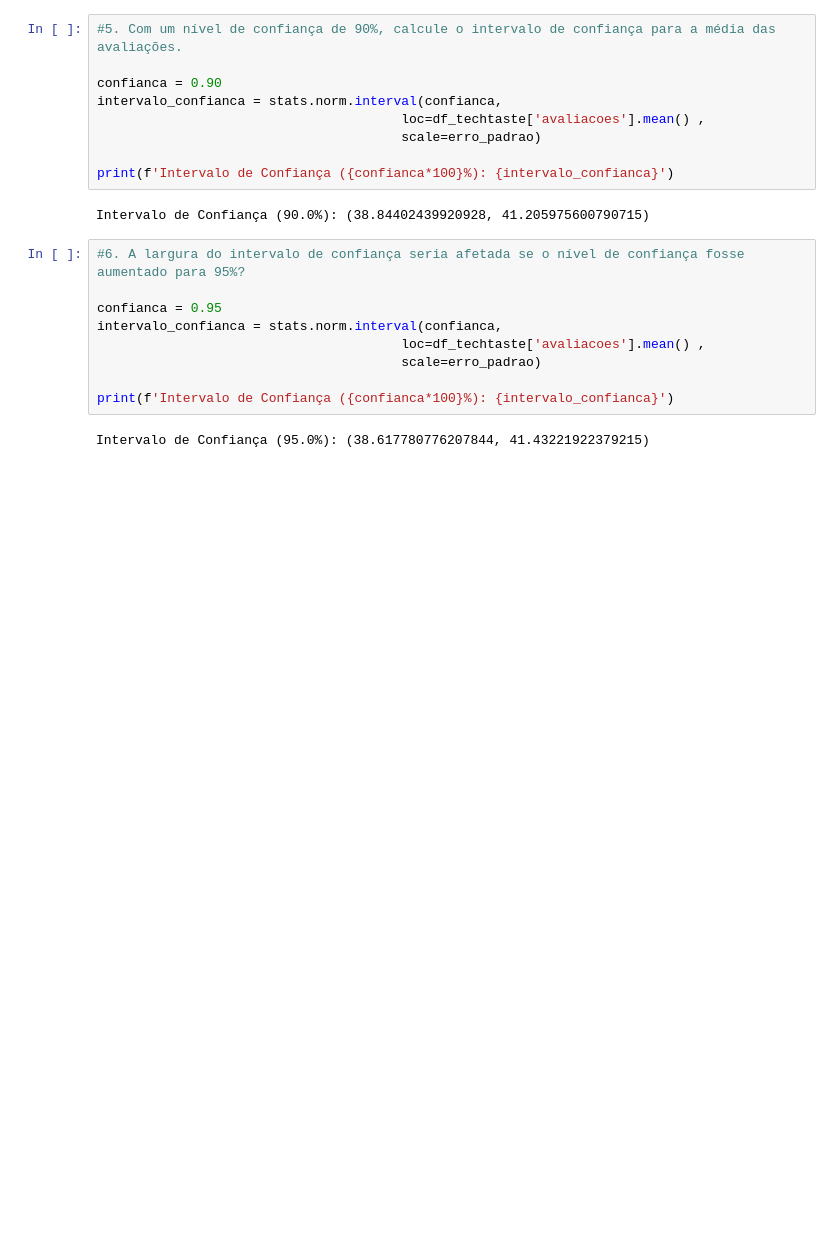
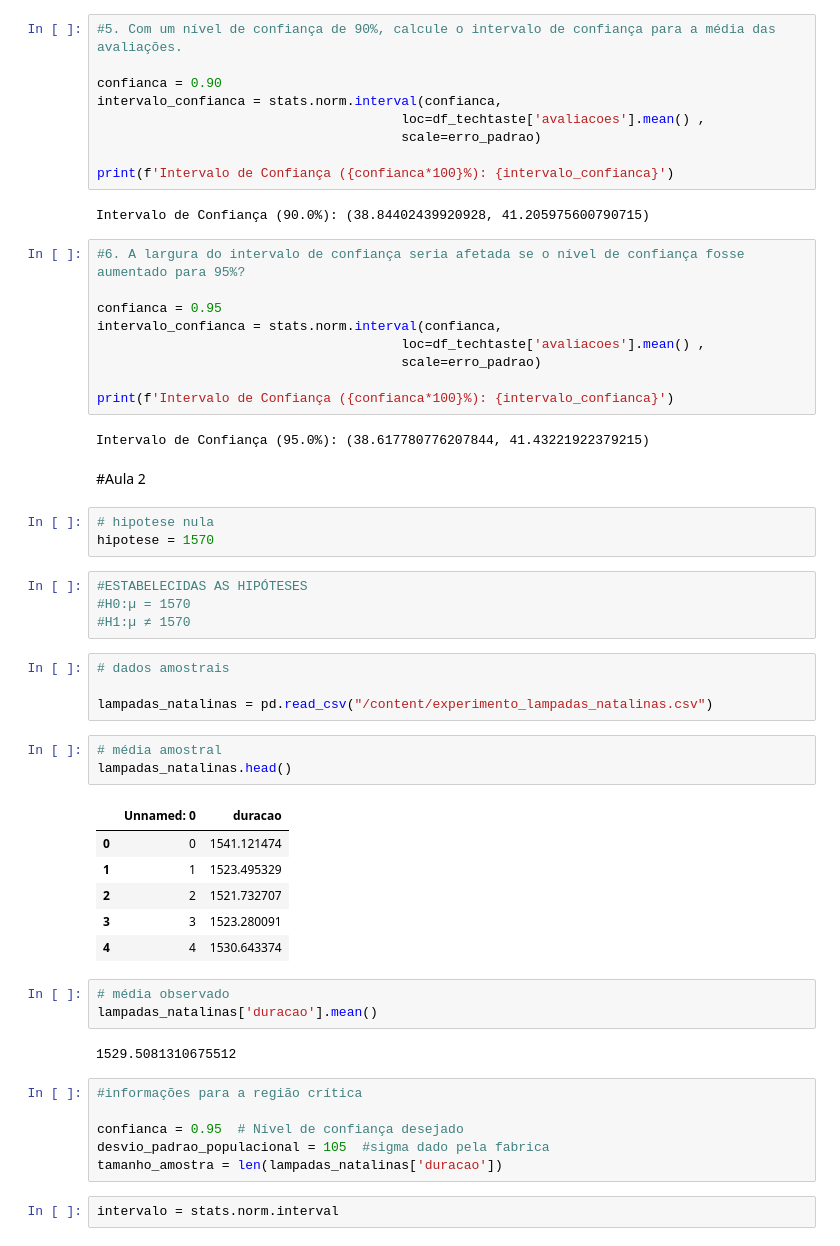
Before and after one commit to henriquemartins1969/Aulas_Data_Science_Alura, a Jupyter notebook: testando_hipoteses.ipynb, the cells around one changed output. Saved outputs shown, nothing was run; the diff lists cells and outputs as text; blank space fills up the shorter version.

```diff
--- a/testando_hipoteses.ipynb
+++ b/testando_hipoteses.ipynb
@@ -371,3 +371,39 @@ intervalo_confianca = stats.norm.interval(confianca,
 print(f'Intervalo de Confiança ({confianca*100}%): {intervalo_confianca}')
 # %% [output]
 Intervalo de Confiança (95.0%): (38.617780776207844, 41.43221922379215)
+# %% [markdown]
+#Aula 2
+# %%
+# hipotese nula
+hipotese = 1570
+# %%
+#ESTABELECIDAS AS HIPÓTESES
+#H0:µ = 1570
+#H1:µ ≠ 1570
+# %%
+# dados amostrais
+
+lampadas_natalinas = pd.read_csv("/content/experimento_lampadas_natalinas.csv")
+# %%
+# média amostral
+lampadas_natalinas.head()
+# %% [output]
+|  | Unnamed: 0 | duracao |
+| 0 | 0 | 1541.121474 |
+| 1 | 1 | 1523.495329 |
+| 2 | 2 | 1521.732707 |
+| 3 | 3 | 1523.280091 |
+| 4 | 4 | 1530.643374 |
+# %%
+# média observado
+lampadas_natalinas['duracao'].mean()
+# %% [output]
+1529.5081310675512
+# %%
+#informações para a região crítica
+
+confianca = 0.95  # Nível de confiança desejado
+desvio_padrao_populacional = 105  #sigma dado pela fabrica
+tamanho_amostra = len(lampadas_natalinas['duracao'])
+# %%
+intervalo = stats.norm.interval
```
Also changed, not shown: parts of 8 cells of this notebook.
